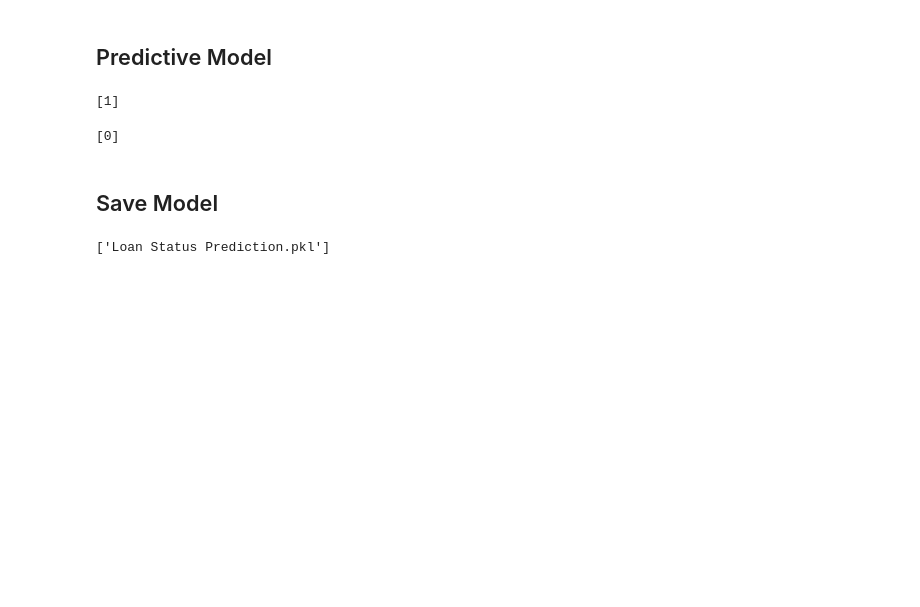
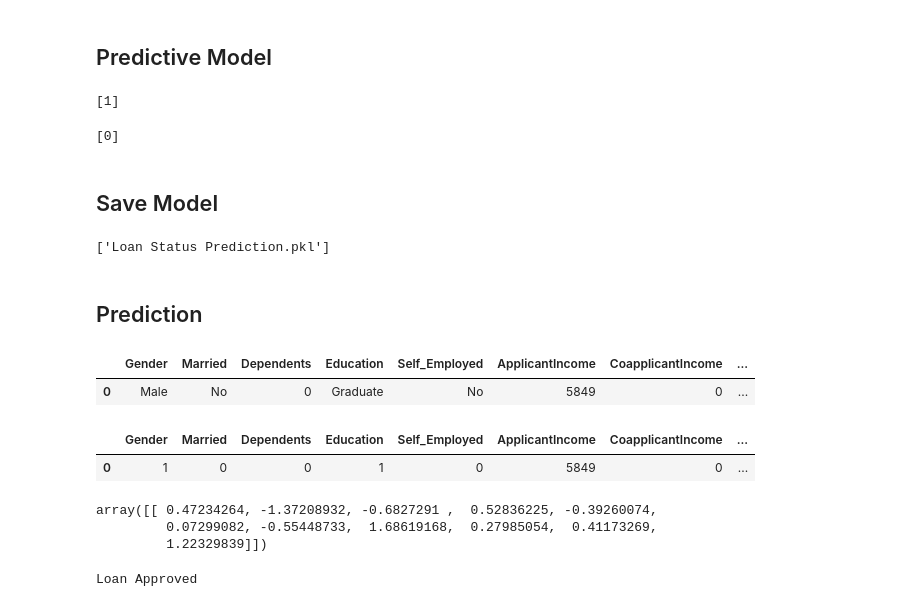
Before and after one commit to meetgandhii/LoanEligibilityChecker, a Jupyter notebook: Loan Status Prediction (1).ipynb, the cells around one changed output. Cells and saved outputs as stored; diff of their text form; code cells hidden in the pictures; blank space fills up the shorter version.

```diff
--- a/Loan Status Prediction (1).ipynb
+++ b/Loan Status Prediction (1).ipynb
@@ -484,3 +484,33 @@ joblib.dump(classifier,"Loan Status Prediction.pkl")
 ['Loan Status Prediction.pkl']
 # %%
 model=joblib.load("Loan Status Prediction.pkl")
+# %% [markdown]
+## Prediction
+# %%
+prediction_df=pd.read_csv("Loandataset_test.csv")
+prediction_df
+# %% [output]
+|  | Gender | Married | Dependents | Education | Self_Employed | ApplicantIncome | CoapplicantIncome | ... |
+| 0 | Male | No | 0 | Graduate | No | 5849 | 0 | ... |
+# %%
+prediction_df.replace({'Married':{'No':0,'Yes':1},'Gender':{'Male':1,'Female':0},'Self_Employed':{'No':0,'Yes':1},
+                 'Property_Area':{'Rural':0,'Semiurban':1,'Urban':2},'Education':{'Graduate':1,'Not Graduate':0}},inplace=True)
+prediction_df
+# %% [output]
+|  | Gender | Married | Dependents | Education | Self_Employed | ApplicantIncome | CoapplicantIncome | ... |
+| 0 | 1 | 0 | 0 | 1 | 0 | 5849 | 0 | ... |
+# %%
+std_data=scaler.transform(prediction_df)
+std_data
+# %% [output]
+array([[ 0.47234264, -1.37208932, -0.6827291 ,  0.52836225, -0.39260074,
+         0.07299082, -0.55448733,  1.68619168,  0.27985054,  0.41173269,
+         1.22329839]])
+# %%
+result=model.predict(std_data)
+if result==1:
+  print("Loan Approved")
+else:
+  print("Loan Defaulted")
+# %% [output]
+Loan Approved
```
Also changed, not shown: parts of 3 cells of this notebook, 1 other file.
